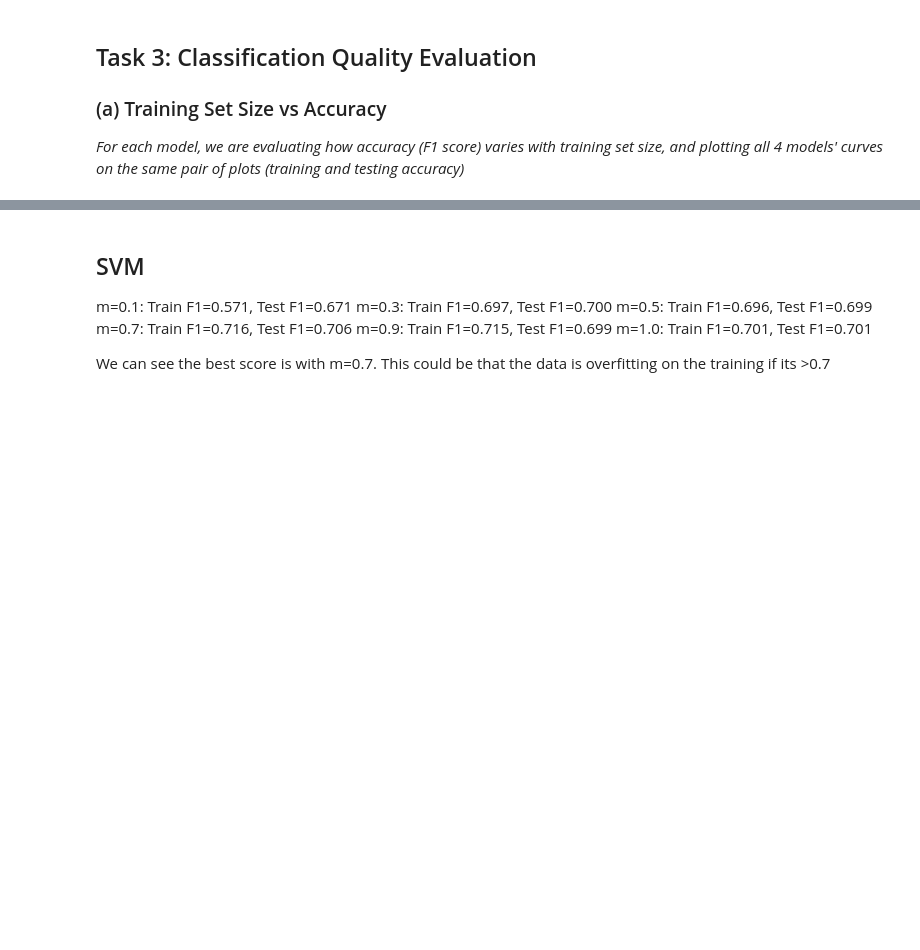
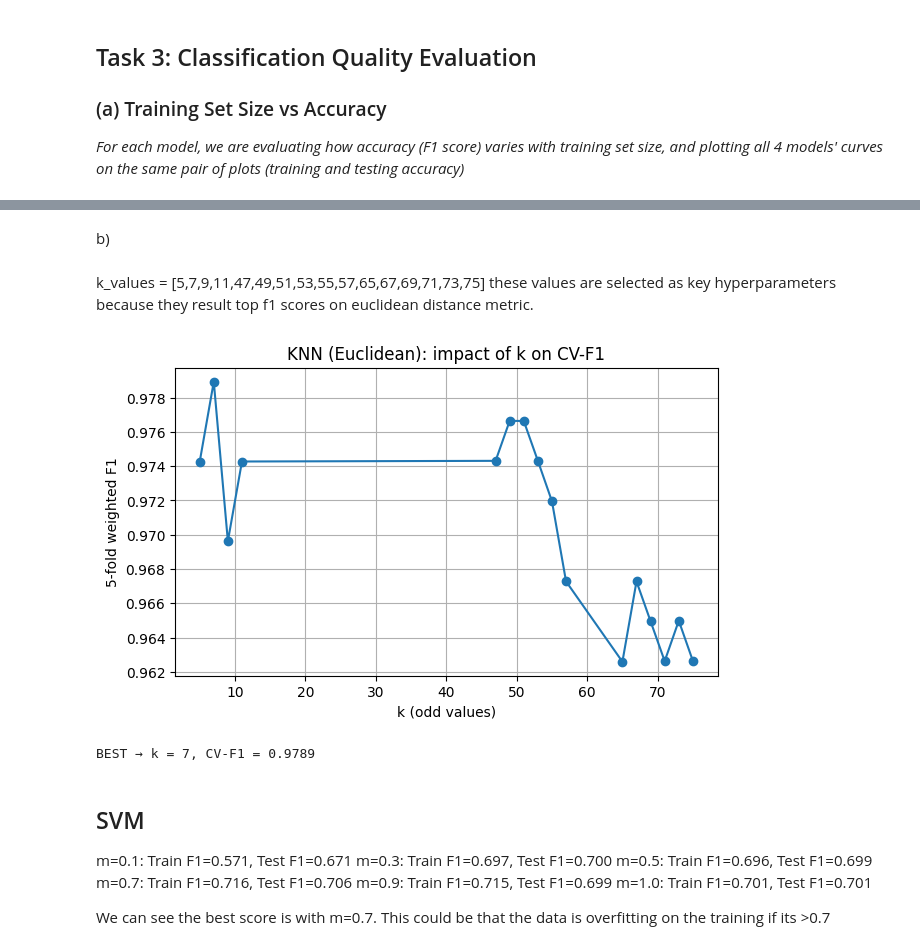
Before and after one commit to timsinyakov/361ass3, a Jupyter notebook: assignment3.ipynb, the cells around one changed output, grey strips where cells are left out. Drawn from its saved outputs; the diff is of its cells as text; code cells hidden in the pictures; blank space fills up the shorter version.

```diff
--- a/assignment3.ipynb
+++ b/assignment3.ipynb
@@ -411,3 +458,44 @@ Large gamma
+# %% [markdown]
+b)
+# %% [markdown]
+k_values = [5,7,9,11,47,49,51,53,55,57,65,67,69,71,73,75] these values are selected as key hyperparameters because they result top f1 scores on euclidean distance metric.
+# %%
+k_values = [5,7,9,11,47,49,51,53,55,57,65,67,69,71,73,75]
+cv = StratifiedKFold(n_splits=5, shuffle=True, random_state=42)
+f1_scorer = make_scorer(f1_score, average='weighted', zero_division=0)
+
+records = []
+for k in k_values:
+    clf = KNeighborsClassifier(
+        n_neighbors=k,
+        metric='euclidean',
+        n_jobs=-1
+    )
+    scores = cross_val_score(
+        clf,
+        X_train_tfidf,
+        y_train_enc,
+        cv=cv,
+        scoring=f1_scorer,
+        n_jobs=-1
+    )
+    records.append({'k': k, 'mean_f1': scores.mean()})
+
+df_cv = pd.DataFrame(records)
+
+plt.figure(figsize=(7,4))
+plt.plot(df_cv['k'], df_cv['mean_f1'], marker='o')
+plt.xlabel('k (odd values)')
+plt.ylabel('5-fold weighted F1')
+plt.title('KNN (Euclidean): impact of k on CV-F1')
+plt.grid(True)
+plt.show()
+
+best = df_cv.loc[df_cv['mean_f1'].idxmax()]
+print(f"BEST → k = {int(best.k)}, CV-F1 = {best.mean_f1:.4f}")
+# %% [output]
+[figure, added]
+BEST → k = 7, CV-F1 = 0.9789
 # %% [markdown]
 ## SVM
 
```
Also changed, not shown: parts of 7 cells of this notebook.
